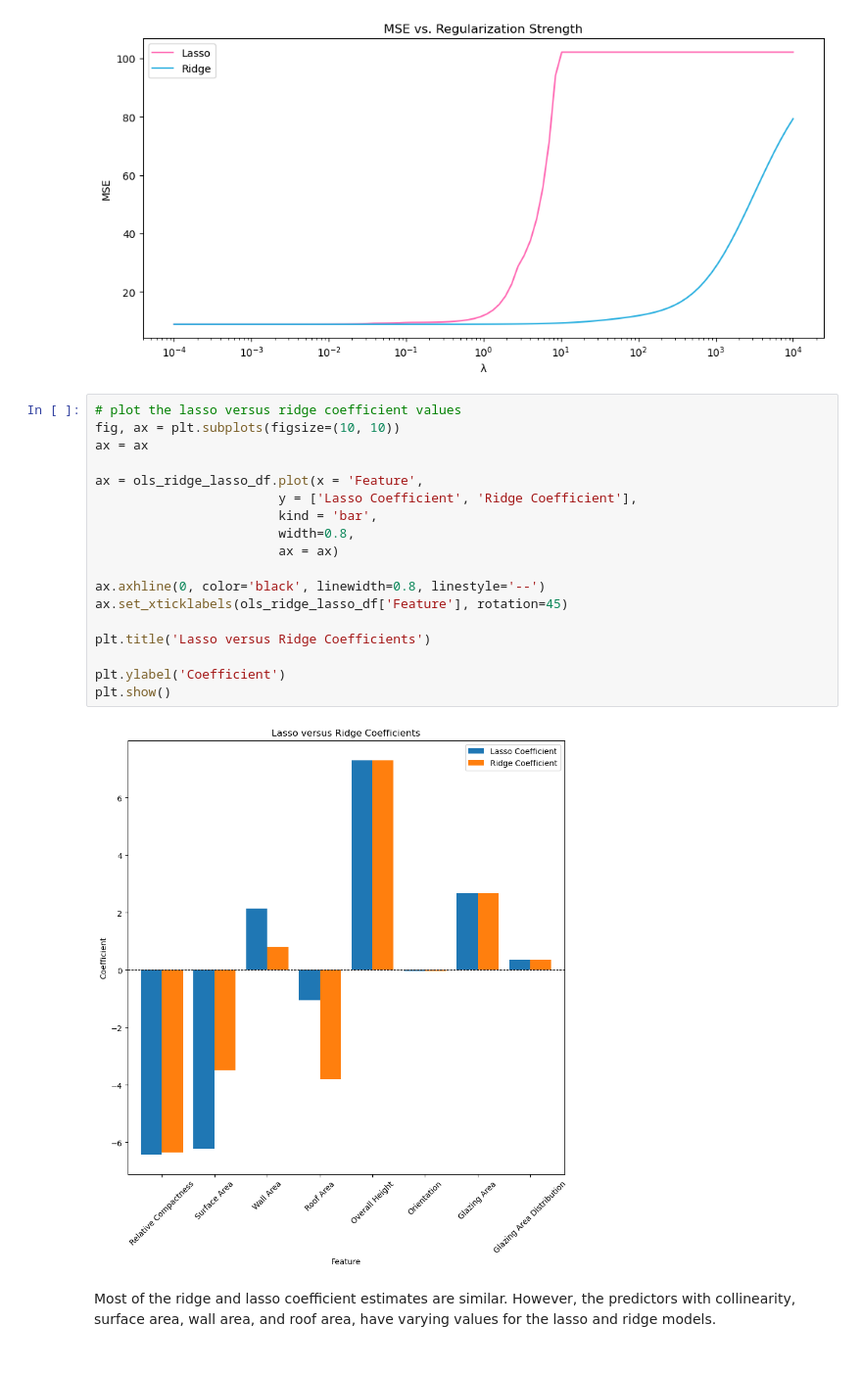
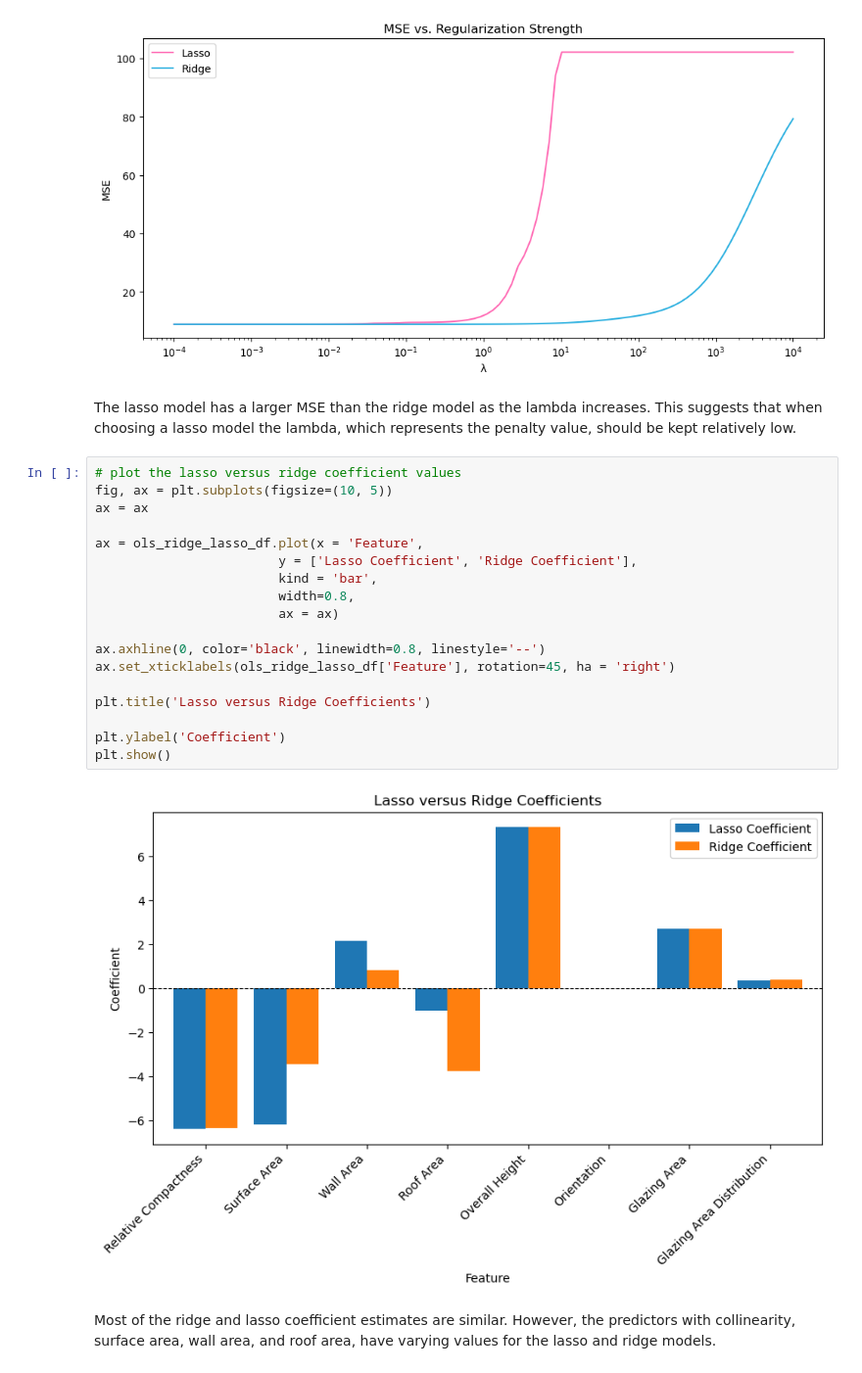
Before and after one commit to sofiiir/edds232-assignment-3, a Jupyter notebook: task1/hw3-task1.ipynb, the cells around one changed output. Shown at 98% size. Cells and saved outputs as stored; diff of their text form.

```diff
--- a/task1/hw3-task1.ipynb
+++ b/task1/hw3-task1.ipynb
@@ -412,26 +412,28 @@ plt.tight_layout()
 plt.show()
 # %% [output]
 [figure]
+# %% [markdown]
+The lasso model has a larger MSE than the ridge model as the lambda increases. This suggests that when choosing a lasso model the lambda, which represents the penalty value, should be kept relatively low.
 # %%
 # plot the lasso versus ridge coefficient values
-fig, ax = plt.subplots(figsize=(10, 10))
+fig, ax = plt.subplots(figsize=(10, 5))
 ax = ax
 
 ax = ols_ridge_lasso_df.plot(x = 'Feature',
                         y = ['Lasso Coefficient', 'Ridge Coefficient'],
                         kind = 'bar',
                         width=0.8,
                         ax = ax)
 
 ax.axhline(0, color='black', linewidth=0.8, linestyle='--')
-ax.set_xticklabels(ols_ridge_lasso_df['Feature'], rotation=45)
+ax.set_xticklabels(ols_ridge_lasso_df['Feature'], rotation=45, ha = 'right')
 
 plt.title('Lasso versus Ridge Coefficients')
 
 plt.ylabel('Coefficient')
 plt.show()
 # %% [output]
-[figure, old version]
+[figure, new version]
 # %% [markdown]
 Most of the ridge and lasso coefficient estimates are similar. However, the predictors with collinearity, surface area, wall area, and roof area, have varying values for the lasso and ridge models.
 # %%
```
Also changed, not shown: parts of 5 cells of this notebook.
